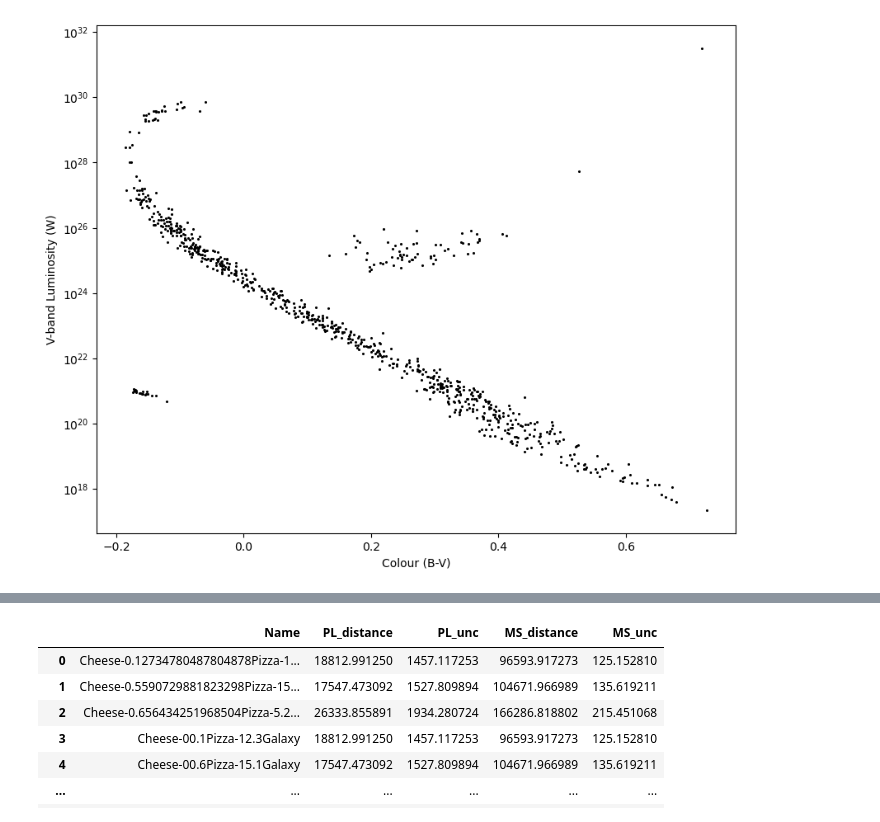
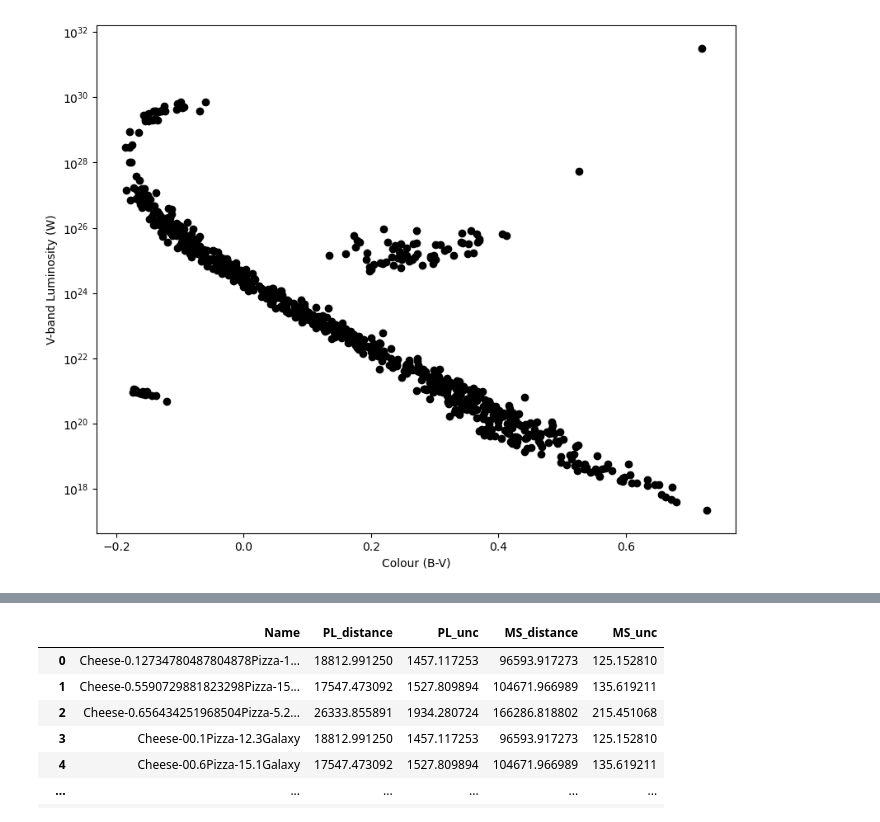
Before and after one commit to nicomii/astro_ladder, a Jupyter notebook: final/galaxy_distances.ipynb, the cells around one changed output, grey strips where cells are left out. Saved outputs shown, nothing was run; the diff lists cells and outputs as text; code cells hidden in the pictures.

```diff
--- a/final/galaxy_distances.ipynb
+++ b/final/galaxy_distances.ipynb
@@ -86,23 +85,24 @@ distance_data['PL_unc'] = PL_unc
 # %%
 import matplotlib.pyplot as plt
 
-allstardata = pd.read_csv(datapath + '/combined_stars.csv')    # read the data from the .txt file into a dataframe
+allstardata = pd.read_csv(datapath + '/combined_stars.csv')
 
 parallax = allstardata['Parallax']    # get the parallax of the stars
+
 
 localindex = [i for i, x in enumerate(parallax) if x > 0.007]
 localVflux = np.array(allstardata["GreenF"])[localindex]
 localBflux = np.array(allstardata["BlueF"])[localindex]
 BV = np.log10(localVflux / localBflux) # B-V colour index
 
 localVlumin = localVflux * 4 * np.pi * (1 / np.array(allstardata["Parallax"][localindex]) * 3.086 * 10**16)**2
 
-fig = plt.figure(figsize=(10, 8))   # make a figure to plot stuff on
-ax = fig.add_subplot(1, 1, 1)    # and add an axis so we can plot stuff on the figure
-ax.scatter(BV, localVlumin, s=1.5, c='k')
+fig = plt.figure(figsize=(10, 8))
+ax = fig.add_subplot(1, 1, 1)
+ax.scatter(BV, localVlumin, c='k')
 ax.set_yscale('log'); ax.set_xlabel('Colour (B-V)'); ax.set_ylabel('V-band Luminosity (W)');
 # %% [output]
-[figure, old version]
+[figure, new version]
 # %%
 MS_dist = np.zeros(len(GalaxyNames))
 MS_unc = np.zeros(len(GalaxyNames))
```
Also changed, not shown: parts of 2 cells of this notebook, 2 other files.
